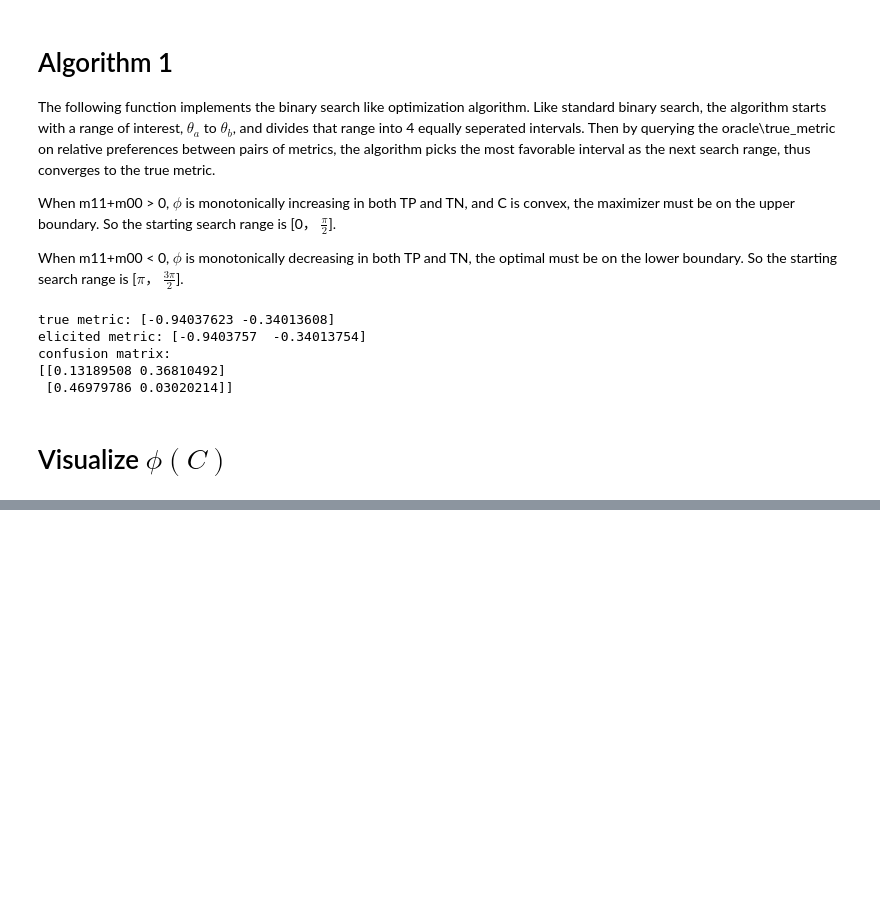
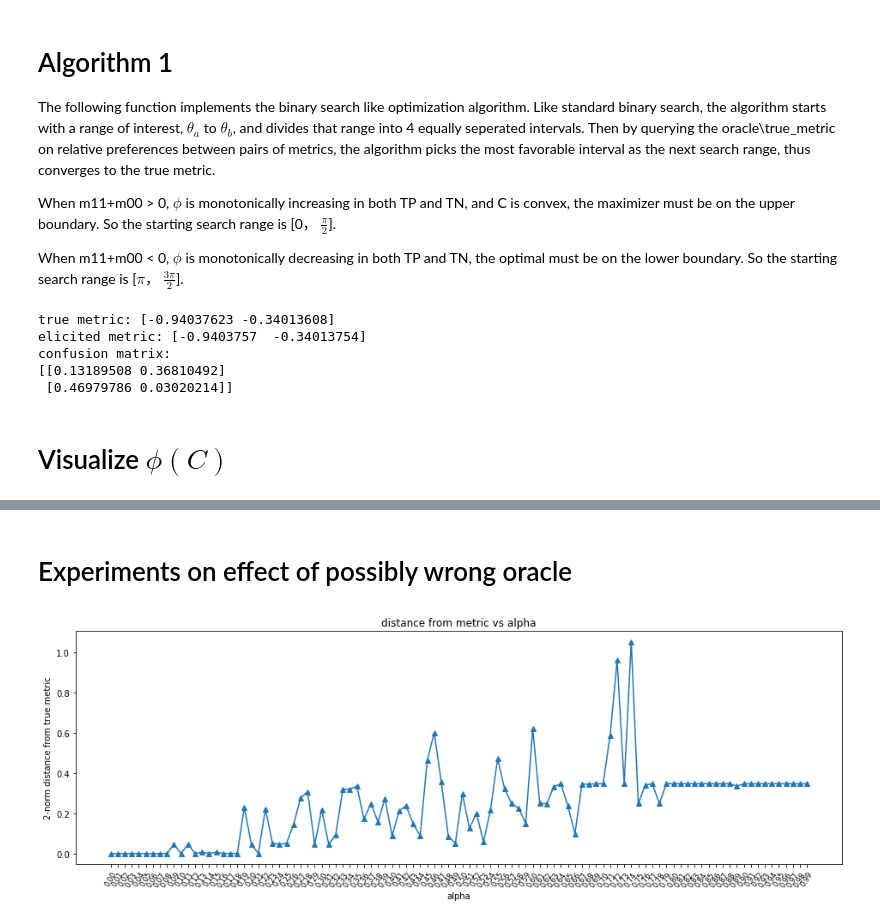
Before and after one commit to zrobertson466920/Probabalistic_Bisection, a Jupyter notebook: Binary_Search_(debug).ipynb, the cells around one changed output, grey strips where cells are left out. Drawn from its saved outputs; the diff is of its cells as text; code cells hidden in the pictures; blank space fills up the shorter version.

```diff
--- a/Binary_Search_(debug).ipynb
+++ b/Binary_Search_(debug).ipynb
@@ -217,0 +225,26 @@ plt.show()
+# %% [markdown]
+# Experiments on effect of possibly wrong oracle
+# %%
+re = []
+step = 0.01
+t_true = np.arccos(m_star[0])
+if t_true > np.pi/2:
+    t_true = np.pi*2-t_true
+for al in np.arange(0., 1., step):
+  m,C = max_quasiconcave_metric(1e-4, al)
+  # re.append(abs(phi2(m[0], m[1])-phi2(m_star[0], m_star[1])))
+  t = np.arccos(m[0])
+  if t > np.pi/2:
+    t = np.pi*2-t
+  re.append(np.linalg.norm(t-t_true))
+
+plt.figure(figsize=(16,5))
+plt.plot(np.arange(0., 1., step), re, "^-")
+# plt.yticks(np.arange(0, 1, step=0.1))
+plt.xticks(np.arange(0, 1, step=step), rotation=60, size="small")
+plt.title("distance from metric vs alpha")
+plt.xlabel("alpha")
+plt.ylabel("2-norm distance from true metric")
+plt.show()
+# %% [output]
+[figure, added]
```
Also changed, not shown: parts of 4 cells of this notebook.
